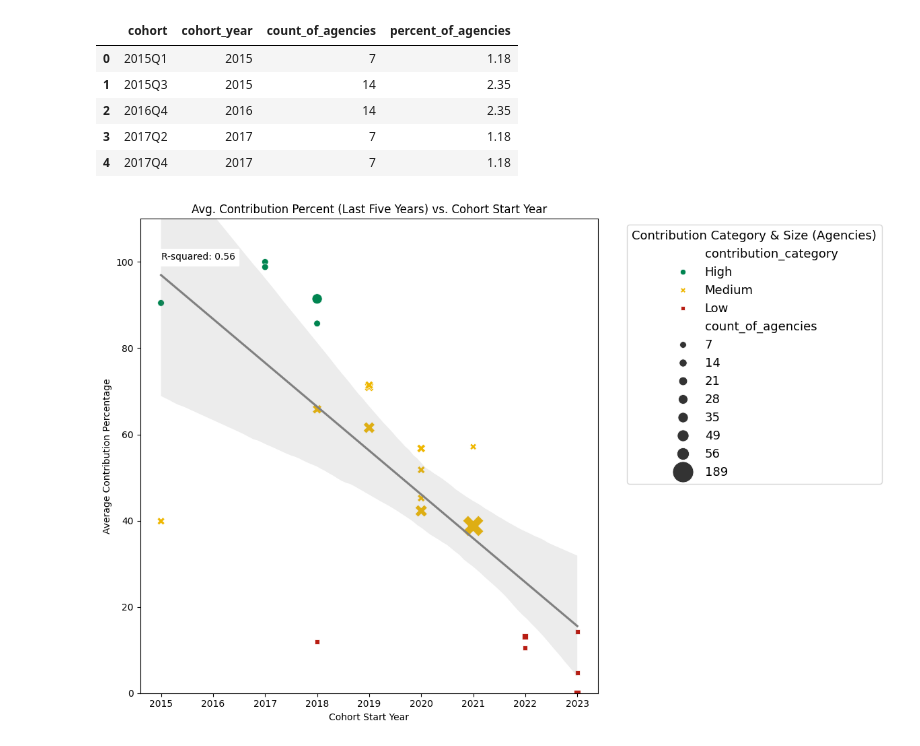
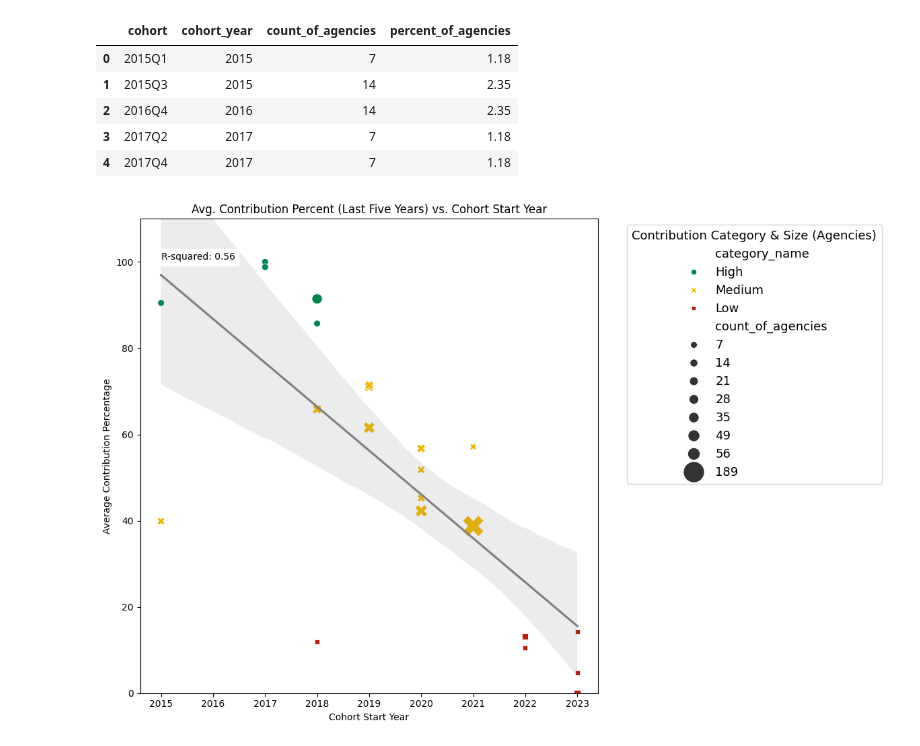
Before and after one commit to ghgeist/texas_border_data_analysis, a Jupyter notebook: notebooks/03_nibrs_analysis.ipynb, the cells around one changed output. Cells and saved outputs as stored; diff of their text form; code cells hidden in the pictures.

```diff
--- a/notebooks/03_nibrs_analysis.ipynb
+++ b/notebooks/03_nibrs_analysis.ipynb
@@ -42,11 +118,10 @@ border_report.sort_values('nibrs_contribution_percentage', ascending=False).head
 # %%
-#This is not right. This will need to be fixed
-
 # Group by 'report_year' and 'cohort', then calculate the mean 'nibrs_contribution_percentage'
 avg_contribution_per_report_year_cohort = border_report.groupby(['report_year', 'cohort'])['nibrs_contribution_percentage'].mean().round(2).reset_index()
 
 # Rename the aggregated column and round the values for clarity
-avg_contribution_per_report_year_cohort['avg_contribution_percentage'] = avg_contribution_per_report_year_cohort['nibrs_contribution_percentage']
+avg_contribution_per_report_year_cohort['avg_nibrs_contribution_percentage'] = avg_contribution_per_report_year_cohort['nibrs_contribution_percentage']
+avg_contribution_per_report_year_cohort = avg_contribution_per_report_year_cohort.drop(columns=['nibrs_contribution_percentage'])
 
 # Display the new DataFrame
 avg_contribution_per_report_year_cohort.head()
@@ -81,7 +156,7 @@ agencies_per_cohort.head()
 | 4 | 2017Q4 | 2017 | 7 | 1.18 |
 # %%
 # Calculate the average contribution percentage for each cohort across all years
-cohort_avg_contributions = avg_contribution_per_report_year_cohort.groupby('cohort')['avg_contribution_percentage'].mean().reset_index()
+cohort_avg_contributions = avg_contribution_per_report_year_cohort.groupby('cohort')['avg_nibrs_contribution_percentage'].mean().round(2).reset_index()
 
 # Define a function to categorize each cohort based on the defined thresholds
 def categorize_contribution(avg_percentage):
@@ -93,7 +168,7 @@ def categorize_contribution(avg_percentage):
         return 'Low'
 
 # Apply the categorization
-cohort_avg_contributions['contribution_category'] = cohort_avg_contributions['avg_contribution_percentage'].apply(categorize_contribution)
+cohort_avg_contributions['category_name'] = cohort_avg_contributions['avg_nibrs_contribution_percentage'].apply(categorize_contribution)
 
 # Extract the start year from the cohort labels
 cohort_avg_contributions['start_year'] = cohort_avg_contributions['cohort'].apply(lambda x: int(x[:4]))
@@ -102,7 +177,7 @@ cohort_avg_contributions['start_year'] = cohort_avg_contributions['cohort'].appl
 cohort_contributions_with_agencies = pd.merge(cohort_avg_contributions, agencies_per_cohort[['cohort', 'count_of_agencies']], on='cohort', how='left')
 
 # Perform linear regression to find the R-squared value
-regression_result = linregress(cohort_contributions_with_agencies['start_year'], cohort_contributions_with_agencies['avg_contribution_percentage'])
+regression_result = linregress(cohort_contributions_with_agencies['start_year'], cohort_contributions_with_agencies['avg_nibrs_contribution_percentage'])
 r_squared = regression_result.rvalue ** 2
 
 # Specify colors for each contribution category
@@ -115,9 +190,9 @@ plt.figure(figsize=(12, 8))
 sns.scatterplot(
         data=cohort_contributions_with_agencies,
         x='start_year',
-        y='avg_contribution_percentage',
-        hue='contribution_category',
-        style='contribution_category',
+        y='avg_nibrs_contribution_percentage',
+        hue='category_name',
+        style='category_name',
         size='count_of_agencies',
         sizes=(50, 500),
         palette=palette,
@@ -126,36 +201,39 @@ sns.scatterplot(
 sns.regplot(
         data=cohort_contributions_with_agencies,
         x='start_year',
-        y='avg_contribution_percentage',
+        y='avg_nibrs_contribution_percentage',
         scatter=False,
         color='gray'
     )
 
 plt.title('Avg. Contribution Percent (Last Five Years) vs. Cohort Start Year')
 plt.xlabel('Cohort Start Year')
 plt.ylabel('Average Contribution Percentage')
 plt.legend(
         title='Contribution Category & Size (Agencies)',
         title_fontsize='13',
         bbox_to_anchor=(1.05, 1),
         loc='upper left',
         prop={'size': 13}
     )
 
 # Set the y-axis limit to cap at 100
 plt.ylim(0, 110)
 
 # Add the R-squared value to the plot
 plt.text(
         x=min(cohort_contributions_with_agencies['start_year']),
-        y=max(cohort_contributions_with_agencies['avg_contribution_percentage']),
+        y=max(cohort_contributions_with_agencies['avg_nibrs_contribution_percentage']),
         s=f'R-squared: {r_squared:.2f}',
         backgroundcolor='white',
         ha='left',
         va='bottom'
     )
 
 plt.tight_layout()
+
+#Save plot as a .png file
+plt.savefig('graphs//avg_contribution_percent_l5_v_cohort_start_year.png')
 plt.show()
 # %% [output]
-[figure, old version]
+[figure, new version]
```
Also changed, not shown: parts of 8 cells of this notebook, 8 other files.
